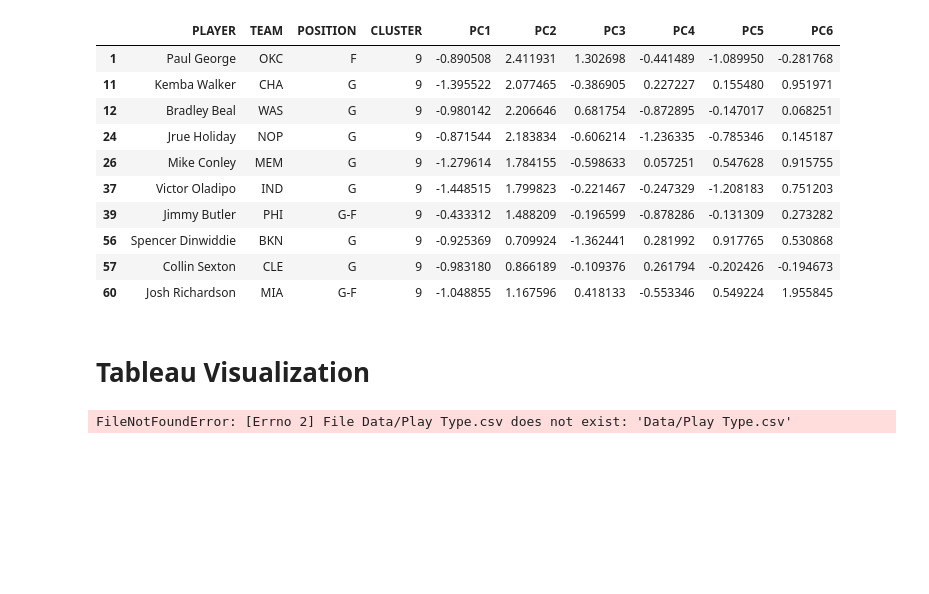
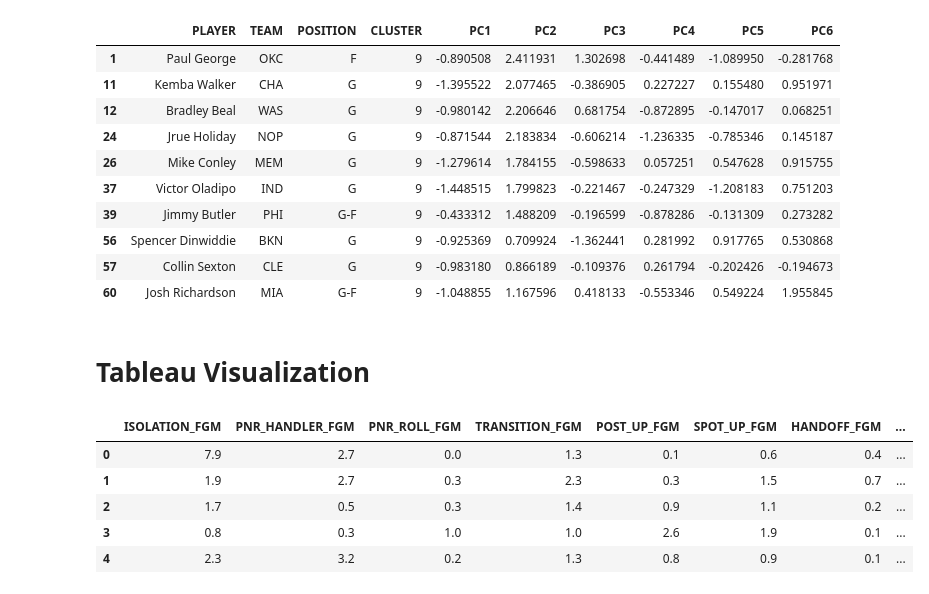
Before and after one commit to A-Jyad/NBAPlayerClustering, a Jupyter notebook: Cluster_EDA.ipynb, the cells around one changed output. Drawn from its saved outputs; the diff is of its cells as text; code cells hidden in the pictures; blank space fills up the shorter version.

```diff
--- a/Cluster_EDA.ipynb
+++ b/Cluster_EDA.ipynb
@@ -191,12 +191,10 @@ shooting = pd.read_csv('Data/Shooting.csv')
 shooting = shooting.merge(data[['PLAYER', 'TEAM', 'POSITION', 'CLUSTER']])
 shooting = shooting[['PLAYER', 'TEAM', 'POSITION', 'FGM_<5', 'FGM_5-9', 'FGM_10-14', 'FGM_15-19', 'FGM_20-24', 'FGM_25-29', 'CLUSTER']]
 
-play_type = pd.read_csv('Data/Play Type.csv')
+play_type = pd.read_csv('Data/Play_Type.csv')
 play_type = play_type.merge(data[['PLAYER', 'TEAM', 'POSITION', 'CLUSTER']])
 play_type = play_type[['PLAYER', 'TEAM', 'POSITION', 'ISOLATION_FGM', 'PNR_HANDLER_FGM', 'PNR_ROLL_FGM', 'TRANSITION_FGM',
                        'POST_UP_FGM', 'SPOT_UP_FGM', 'HANDOFF_FGM', 'CUT_FGM', 'OFF_SCREEN_FGM', 'PUTBACK_FGM', 'CLUSTER']]
-# %% [output]
-FileNotFoundError: [Errno 2] File Data/Play Type.csv does not exist: 'Data/Play Type.csv'
 # %%
 stats = stats.groupby('CLUSTER').mean()
 stats['TREB'] = stats['OREB'] + stats['DREB']
@@ -215,3 +213,15 @@ shooting['MidRange_FGM'] = shooting['FGM_5-9'] + shooting['FGM_10-14'] + shootin
 shooting['Perimeter_FGM'] = shooting['FGM_20-24'] + shooting['FGM_25-29']
 shooting['Total_FGM'] = shooting['Post_FGM'] + shooting['MidRange_FGM'] + shooting['Perimeter_FGM']
 shooting[['Post_FGM', 'MidRange_FGM', 'Perimeter_FGM', 'Total_FGM']].to_csv('Tableau/Compare_Mean_Shooting.csv')
+# %%
+play_type = play_type.groupby('CLUSTER').mean()
+play_type.to_csv('Tableau/Compare_Mean_Play_Type.csv')
+# %%
+play_type.head()
+# %% [output]
+|  | ISOLATION_FGM | PNR_HANDLER_FGM | PNR_ROLL_FGM | TRANSITION_FGM | POST_UP_FGM | SPOT_UP_FGM | HANDOFF_FGM | ... |
+| 0 | 7.9 | 2.7 | 0.0 | 1.3 | 0.1 | 0.6 | 0.4 | ... |
+| 1 | 1.9 | 2.7 | 0.3 | 2.3 | 0.3 | 1.5 | 0.7 | ... |
+| 2 | 1.7 | 0.5 | 0.3 | 1.4 | 0.9 | 1.1 | 0.2 | ... |
+| 3 | 0.8 | 0.3 | 1.0 | 1.0 | 2.6 | 1.9 | 0.1 | ... |
+| 4 | 2.3 | 3.2 | 0.2 | 1.3 | 0.8 | 0.9 | 0.1 | ... |
```
Also changed, not shown: parts of 3 cells of this notebook, 3 other files.
